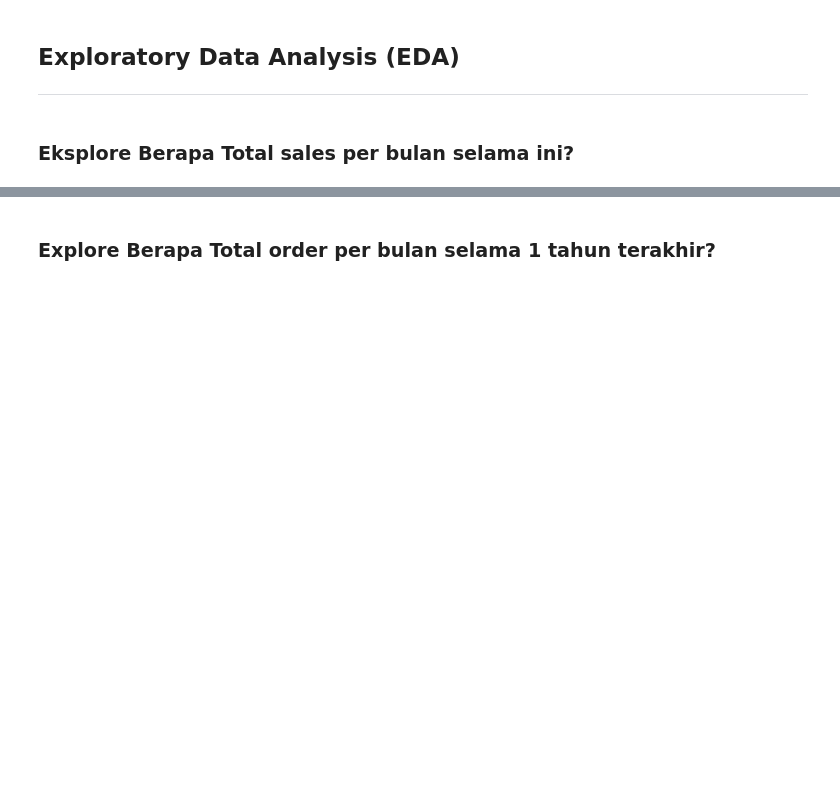
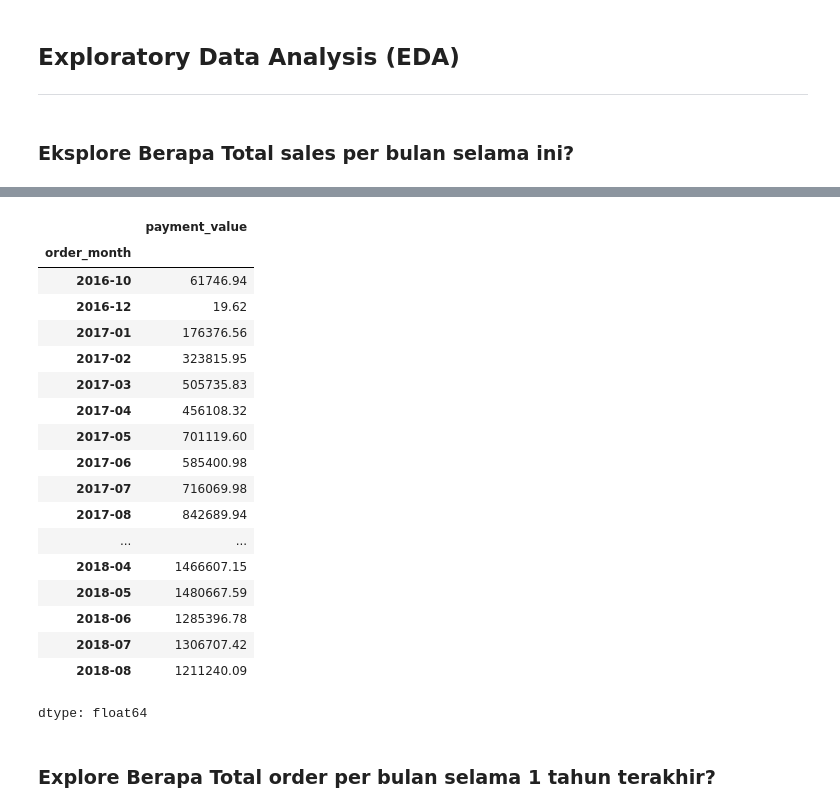
Before and after one commit to ralik45/E-Commerce-Analysis, a Jupyter notebook: Submission.ipynb, the cells around one changed output, grey strips where cells are left out. Saved outputs shown, nothing was run; the diff lists cells and outputs as text; code cells hidden in the pictures; blank space fills up the shorter version.

```diff
--- a/Submission.ipynb
+++ b/Submission.ipynb
@@ -1030,3 +1016,32 @@ plt.show()
+# %%
+# Create 'order_month' column
+orders_items_payments['order_month'] = orders_items_payments['order_purchase_timestamp'].dt.to_period('M')
+
+# Calculate total sales per month
+monthly_sales = orders_items_payments.groupby('order_month')['payment_value'].sum()
+
+# Display the pivot table
+monthly_sales
+# %% [output]
+|  | payment_value |
+| order_month |  |
+| 2016-10 | 61746.94 |
+| 2016-12 | 19.62 |
+| 2017-01 | 176376.56 |
+| 2017-02 | 323815.95 |
+| 2017-03 | 505735.83 |
+| 2017-04 | 456108.32 |
+| 2017-05 | 701119.60 |
+| 2017-06 | 585400.98 |
+| 2017-07 | 716069.98 |
+| 2017-08 | 842689.94 |
+| ... | ... |
+| 2018-04 | 1466607.15 |
+| 2018-05 | 1480667.59 |
+| 2018-06 | 1285396.78 |
+| 2018-07 | 1306707.42 |
+| 2018-08 | 1211240.09 |
+dtype: float64
 # %% [markdown]
 ### Explore Berapa Total order per bulan selama 1 tahun terakhir?
 # %%
```
Also changed, not shown: parts of 7 cells of this notebook.
